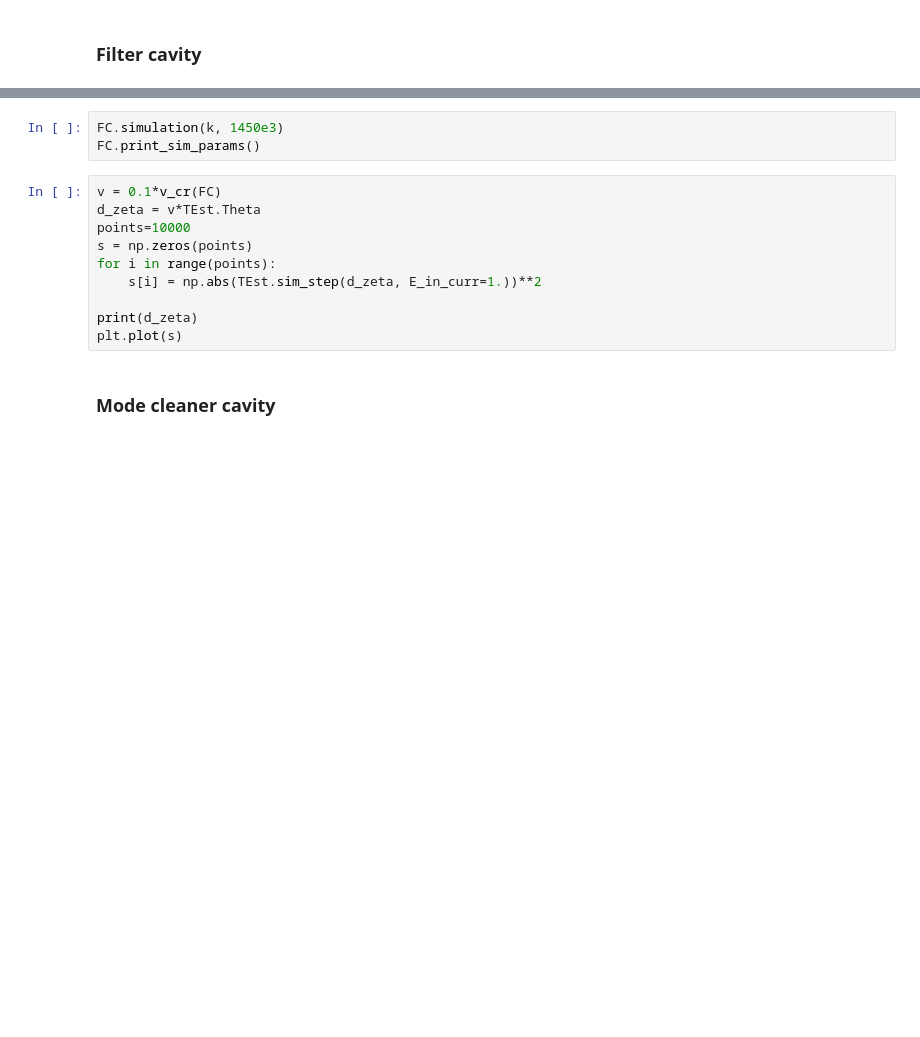
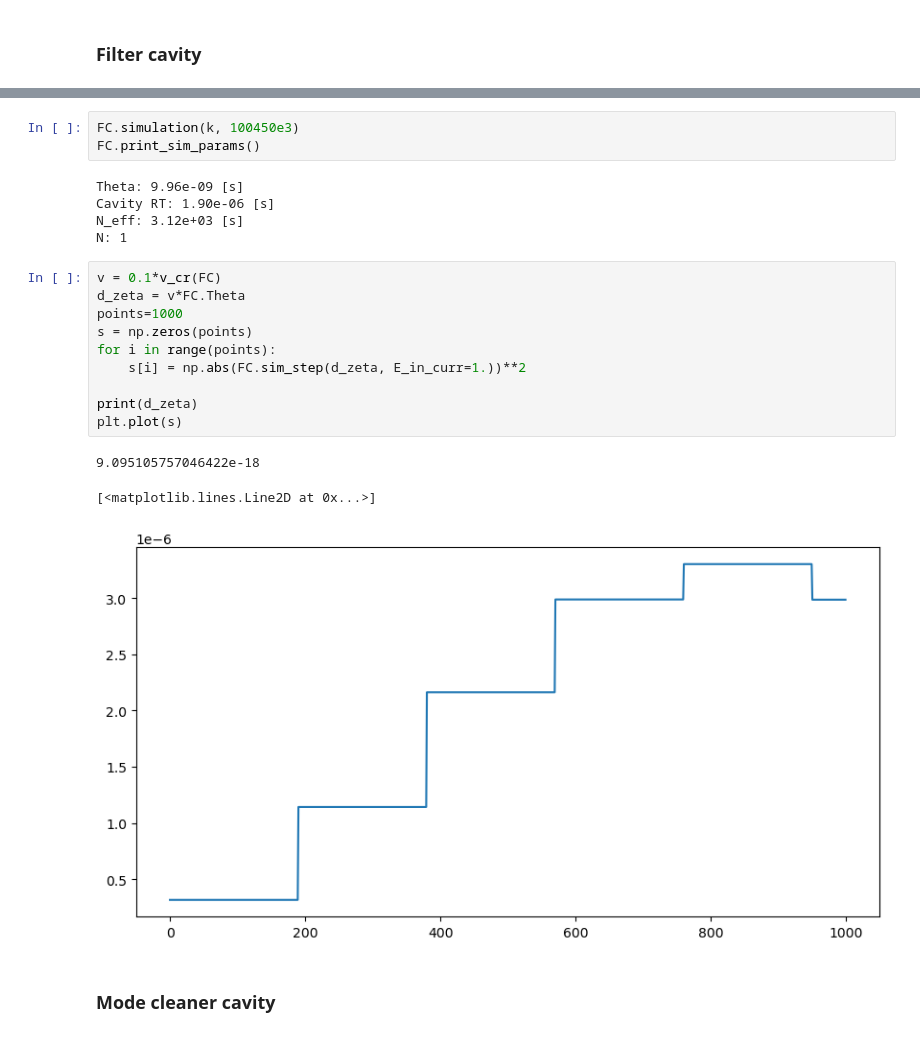
Before and after one commit to matib12/oreonspy, a Jupyter notebook: nb/FP cavity dynamics.ipynb, the cells around one changed output, grey strips where cells are left out. Cells and saved outputs as stored; diff of their text form; blank space fills up the shorter version.

```diff
--- a/nb/FP cavity dynamics.ipynb
+++ b/nb/FP cavity dynamics.ipynb
@@ -131,16 +163,25 @@ FC.print_params()
 # %%
-FC.simulation(k, 1450e3)
+FC.simulation(k, 100450e3)
 FC.print_sim_params()
+# %% [output]
+Theta: 9.96e-09 [s]
+Cavity RT: 1.90e-06 [s]
+N_eff: 3.12e+03 [s]
+N: 1
 # %%
 v = 0.1*v_cr(FC)
-d_zeta = v*TEst.Theta
-points=10000
+d_zeta = v*FC.Theta
+points=1000
 s = np.zeros(points)
 for i in range(points):
-    s[i] = np.abs(TEst.sim_step(d_zeta, E_in_curr=1.))**2
+    s[i] = np.abs(FC.sim_step(d_zeta, E_in_curr=1.))**2
 
 print(d_zeta)
 plt.plot(s)
+# %% [output]
+9.095105757046422e-18
+[<matplotlib.lines.Line2D at 0x...>]
+[figure, added]
 # %% [markdown]
 ### Mode cleaner cavity
 # %%
```
Also changed, not shown: parts of 7 cells of this notebook.
